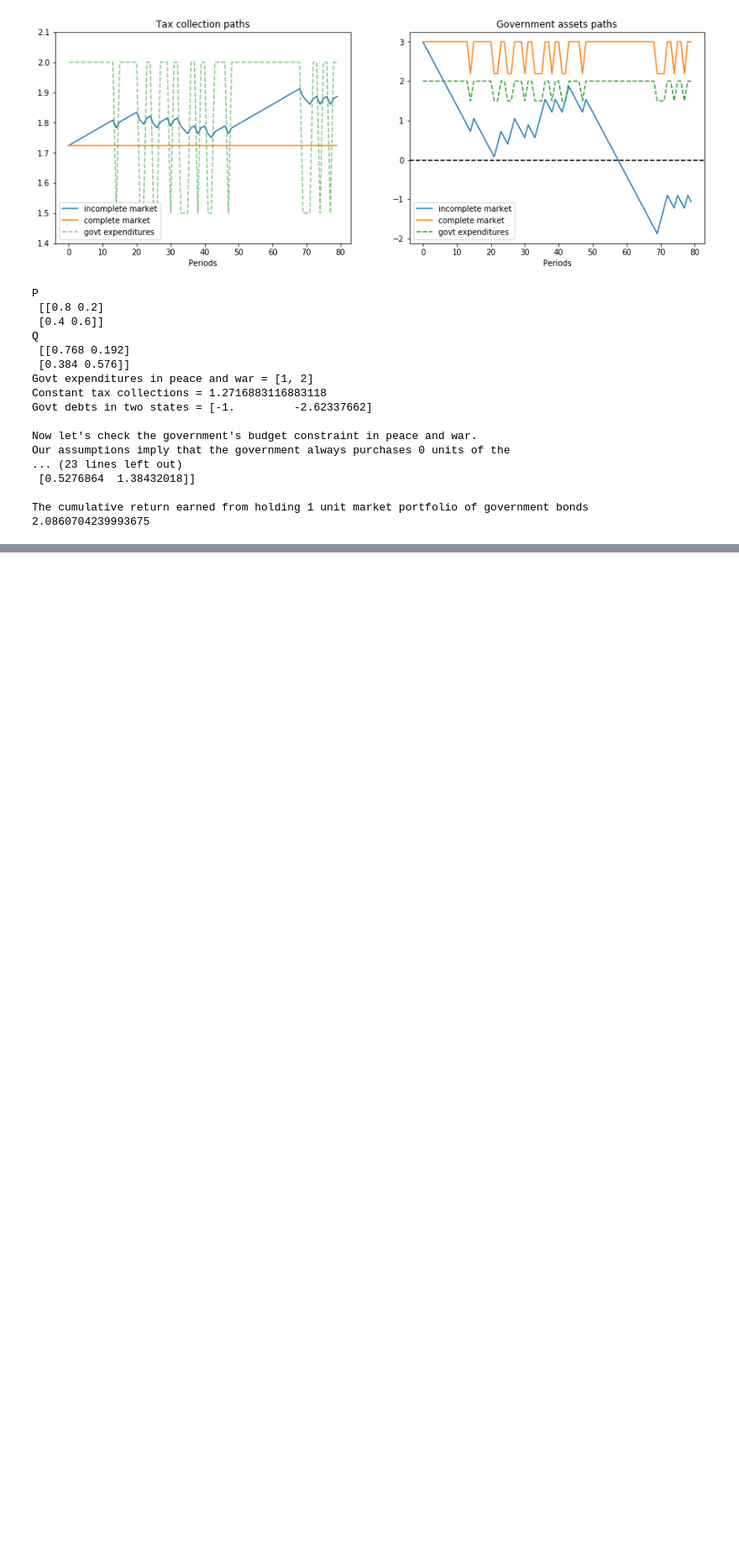
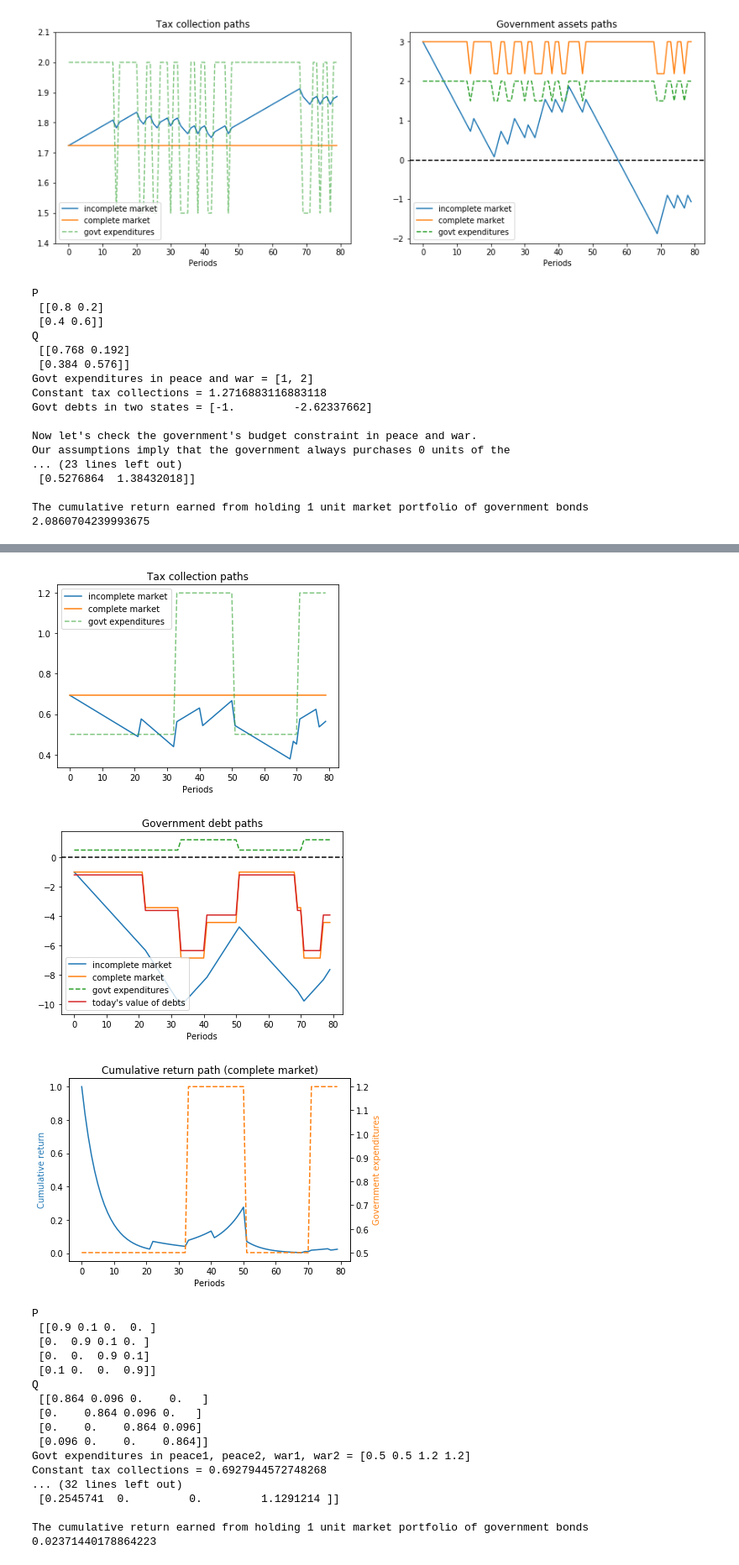
Before and after one commit to PanPip/QuantEcon_Tasks, a Jupyter notebook: LQ_control.ipynb, the cells around one changed output, grey strips where cells are left out. Shown at 84% size. Saved outputs shown, nothing was run; the diff lists cells and outputs as text; code cells hidden in the pictures; blank space fills up the shorter version.

```diff
--- a/LQ_control.ipynb
+++ b/LQ_control.ipynb
@@ -1382,0 +1471,32 @@ g_H = 1.2
+# %%
+g_ex3 = [g_L, g_L, g_H, g_H]
+P_ex3 = np.array([[1-λ,  λ,   0,    0],
+                  [0,  1-ϕ,   ϕ,     0],
+                  [0,    0,  1-ψ,    ψ],
+                  [θ,    0,    0,  1-θ ]])
+b0_ex3 = 1
+states_ex3 = ['peace1', 'peace2', 'war1', 'war2']
+# %%
+ts_ex3 = TaxSmoothingExample(g_ex3, P_ex3, b0_ex3, states_ex3, random_state=1)
+ts_ex3.display()
+# %% [output]
+[figure, added]
+[figure, added]
+[figure, added]
+P
+ [[0.9 0.1 0.  0. ]
+ [0.  0.9 0.1 0. ]
+ [0.  0.  0.9 0.1]
+ [0.1 0.  0.  0.9]]
+Q
+ [[0.864 0.096 0.    0.   ]
+ [0.    0.864 0.096 0.   ]
+ [0.    0.    0.864 0.096]
+ [0.096 0.    0.    0.864]]
+Govt expenditures in peace1, peace2, war1, war2 = [0.5 0.5 1.2 1.2]
+Constant tax collections = 0.6927944572748268
+... (32 lines left out)
+ [0.2545741  0.         0.         1.1291214 ]]
+
+The cumulative return earned from holding 1 unit market portfolio of government bonds
+0.02371440178864223
```
Also changed, not shown: parts of 9 cells of this notebook.
